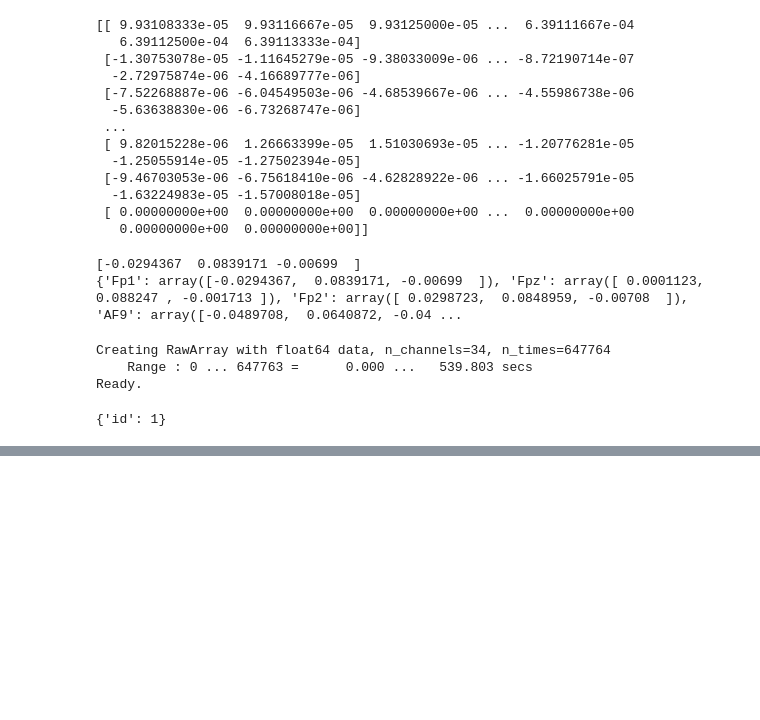
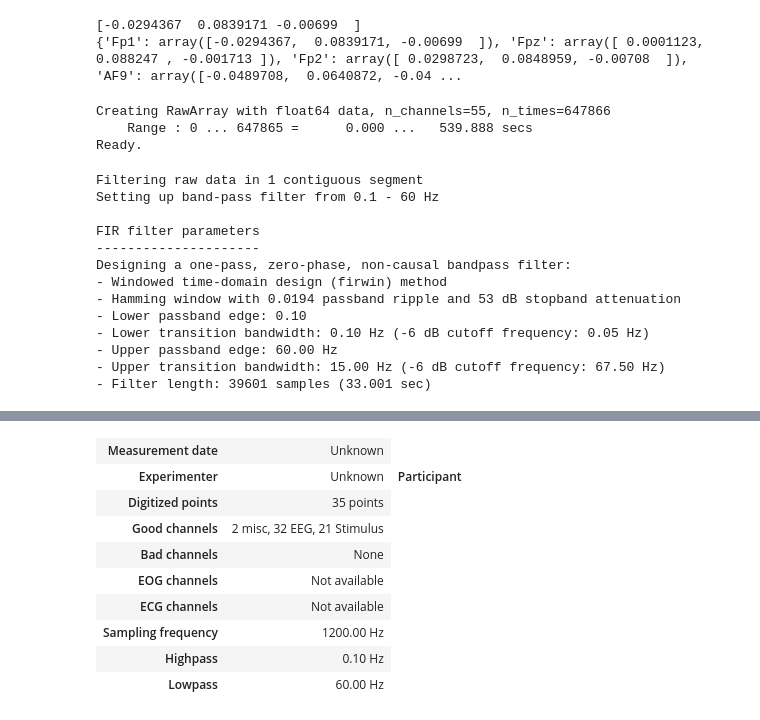
Before and after one commit to Shawnzty/tACS-Attention, a Jupyter notebook: processing/eeg_overview.ipynb, the cells around one changed output, grey strips where cells are left out. Drawn from its saved outputs; the diff is of its cells as text; code cells hidden in the pictures; blank space fills up the shorter version.

```diff
--- a/processing/eeg_overview.ipynb
+++ b/processing/eeg_overview.ipynb
@@ -11,22 +11,13 @@ from mpl_toolkits.mplot3d import Axes3D  # noqa
 import mne
 # %%
 # read the EEG data
-subject_id = 1
+subject_id = 4
 eeg_path = os.path.join('..', '..', 'data', str(subject_id), 'eeg_before.mat')
 eeg_before = loadmat(eeg_path)['eeg']
 eeg_before *= 1e-6 # convert to microvolts
-print(eeg_before)
+
+# read the behavior data
+behavior_before_path = os.path.join('..', '..', 'data', str(subject_id), 'behavior_before.csv')
+behavior_before = pd.read_csv(behavior_before_path)
+behavior_after_path = os.path.join('..', '..', 'data', str(subject_id), 'behavior_after.csv')
+behavior_after = pd.read_csv(behavior_after_path)
-# %% [output]
-[[ 9.93108333e-05  9.93116667e-05  9.93125000e-05 ...  6.39111667e-04
-   6.39112500e-04  6.39113333e-04]
- [-1.30753078e-05 -1.11645279e-05 -9.38033009e-06 ... -8.72190714e-07
-  -2.72975874e-06 -4.16689777e-06]
- [-7.52268887e-06 -6.04549503e-06 -4.68539667e-06 ... -4.55986738e-06
-  -5.63638830e-06 -6.73268747e-06]
- ...
- [ 9.82015228e-06  1.26663399e-05  1.51030693e-05 ... -1.20776281e-05
-  -1.25055914e-05 -1.27502394e-05]
- [-9.46703053e-06 -6.75618410e-06 -4.62828922e-06 ... -1.66025791e-05
-  -1.63224983e-05 -1.57008018e-05]
- [ 0.00000000e+00  0.00000000e+00  0.00000000e+00 ...  0.00000000e+00
-   0.00000000e+00  0.00000000e+00]]
@@ -57,16 +45,21 @@ ch_names = ['Time'] + ['Fp1', 'Fp2',
                        'CP5', 'CP1', 'CP2', 'CP6',
                        'P7', 'P5', 'P3', 'Pz', 'P4', 'P6', 'P8',
                        'PO3', 'PO4',
-                       'O1', 'Oz', 'O2'] + ['Trigger']
-ch_types = ['misc'] + ['eeg'] * 32 + ['stim']
+                       'O1', 'Oz', 'O2'] + ['Trigger'] + ['fixation',
+                        'endo left', 'endo right', 'exo left', 'exo right',
+                        'valid', 'invalid', 'ics fast', 'ics slow',
+                        'stim', 'stim_left', 'stim_right', 'stim_close','stim_xmiddle','stim_far',
+                        'stim_highest', 'stim_higher', 'stim_ymiddle', 'stim_lower', 'stim_lowest',
+                        'response']
+ch_types = ['misc'] + ['eeg'] * 32 + ['misc'] + ['stim'] * 21
 
 # Create the info object
 info = mne.create_info(ch_names, sfreq=1200, ch_types=ch_types)
 # Create raw object
 raw = mne.io.RawArray(eeg_before, info)
 # %% [output]
-Creating RawArray with float64 data, n_channels=34, n_times=647764
-    Range : 0 ... 647763 =      0.000 ...   539.803 secs
+Creating RawArray with float64 data, n_channels=55, n_times=647866
+    Range : 0 ... 647865 =      0.000 ...   539.888 secs
 Ready.
 # %%
 elec_coords = {
@@ -107,8 +100,22 @@ elec_coords = {
 # Create the montage object
 montage = mne.channels.make_dig_montage(elec_coords, coord_frame='head')
 # %%
+raw.set_montage(montage)
 raw.info['subject_info'] = {'id': subject_id}
+raw.filter(l_freq=0.1, h_freq=60)
 raw.info
-print(raw.info['subject_info'])
+# print(raw.info['subject_info'])
 # %% [output]
-{'id': 1}
+Filtering raw data in 1 contiguous segment
+Setting up band-pass filter from 0.1 - 60 Hz
+
+FIR filter parameters
+---------------------
+Designing a one-pass, zero-phase, non-causal bandpass filter:
+- Windowed time-domain design (firwin) method
+- Hamming window with 0.0194 passband ripple and 53 dB stopband attenuation
+- Lower passband edge: 0.10
+- Lower transition bandwidth: 0.10 Hz (-6 dB cutoff frequency: 0.05 Hz)
+- Upper passband edge: 60.00 Hz
+- Upper transition bandwidth: 15.00 Hz (-6 dB cutoff frequency: 67.50 Hz)
+- Filter length: 39601 samples (33.001 sec)
@@ -115 +128,11 @@ print(raw.info['subject_info'])
+| Measurement date | Unknown |
+| Experimenter | Unknown | Participant |
+| Digitized points | 35 points |
+| Good channels | 2 misc, 32 EEG, 21 Stimulus |
+| Bad channels | None |
+| EOG channels | Not available |
+| ECG channels | Not available |
+| Sampling frequency | 1200.00 Hz |
+| Highpass | 0.10 Hz |
+| Lowpass | 60.00 Hz |
 # %%
```
Also changed, not shown: parts of 13 cells of this notebook, 1 other file.
